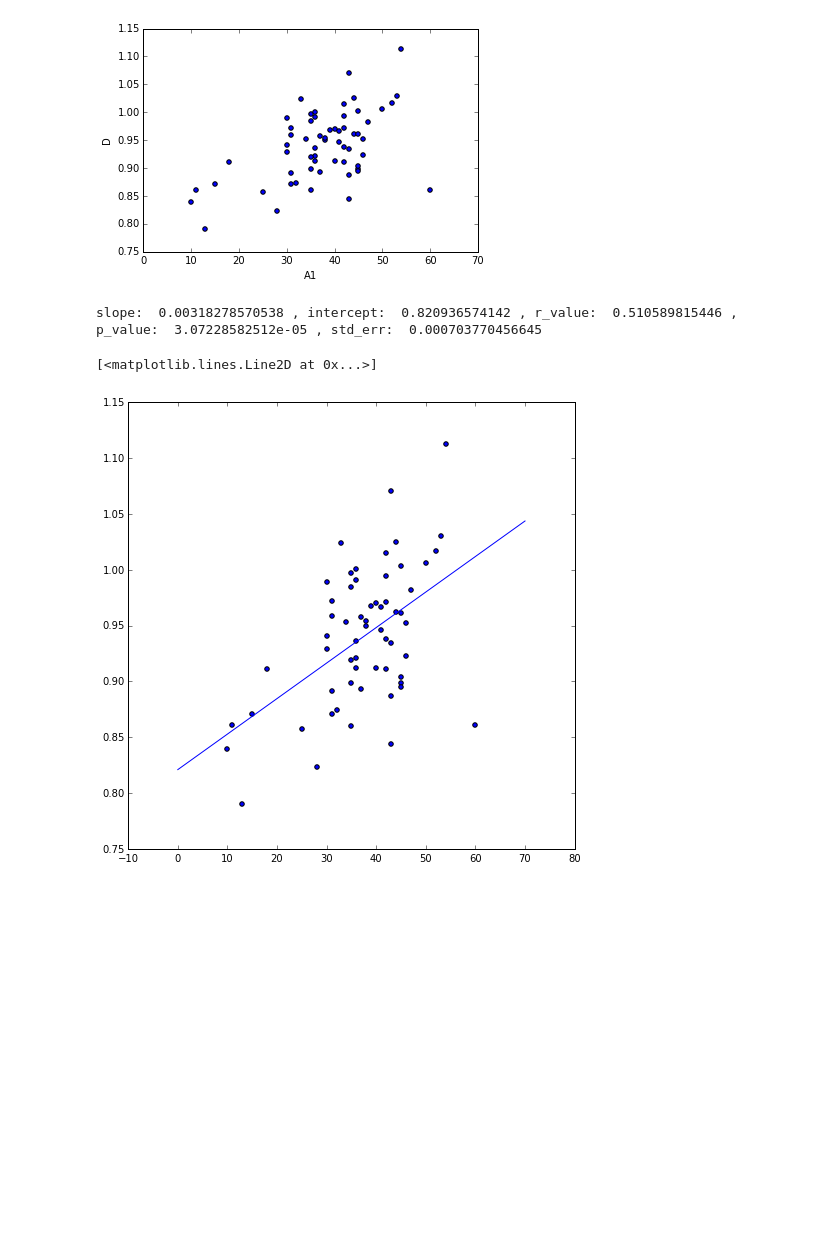
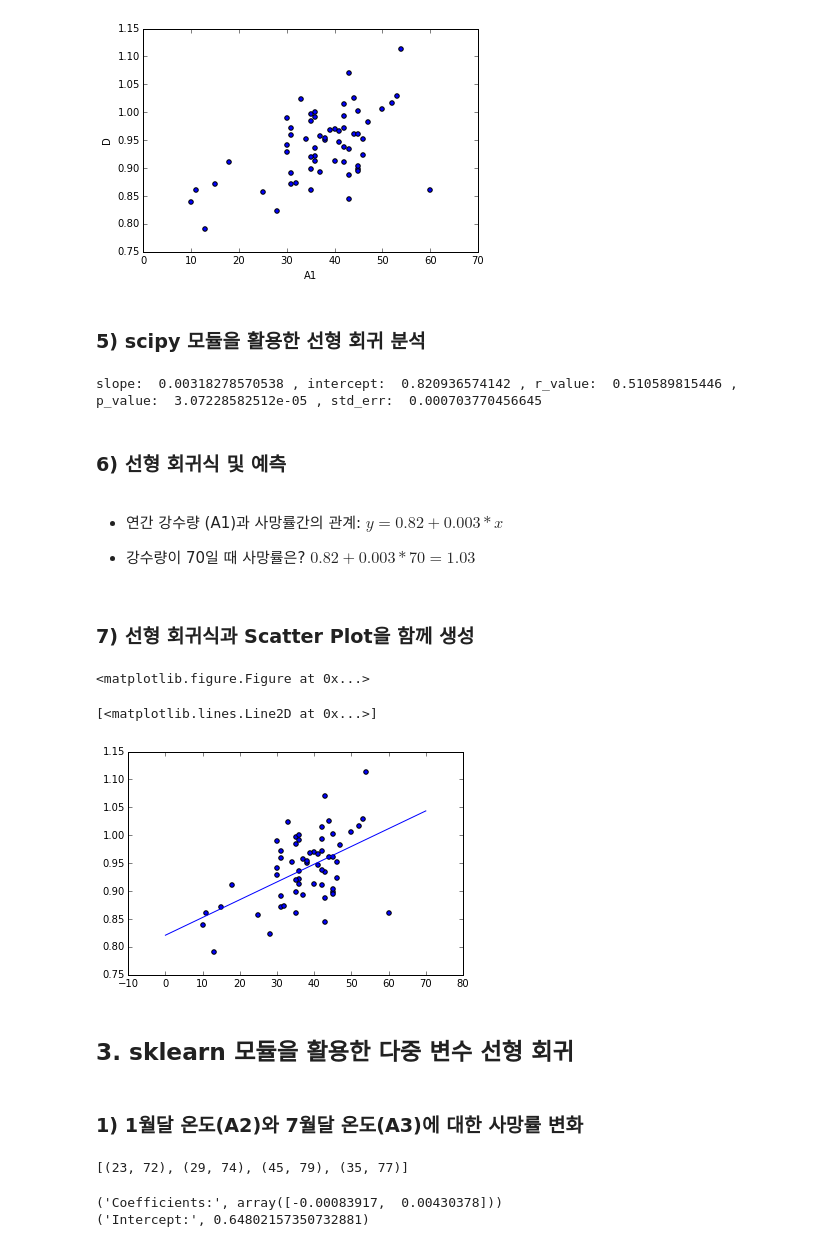
Before and after one commit to bluebibi/python-for-data-analysis, a Jupyter notebook: data_science/linear_regression.ipynb, the cells around one changed output. Drawn from its saved outputs; the diff is of its cells as text; code cells hidden in the pictures; blank space fills up the shorter version.

```diff
--- a/data_science/linear_regression.ipynb
+++ b/data_science/linear_regression.ipynb
@@ -95,9 +149,24 @@ df2
 fig = df2.plot(kind="scatter", x="A1", y="D")
 # %% [output]
 [figure]
+# %% [markdown]
+### 5) scipy 모듈을 활용한 선형 회귀 분석
 # %%
 slope, intercept, r_value, p_value, std_err = stats.linregress(df['A1'].values, df['D'].values)
 # %%
 print "slope: ", slope, ", intercept: ", intercept, ", r_value: ", r_value, ", p_value: ", p_value, ", std_err: ", std_err
 # %% [output]
 slope:  0.00318278570538 , intercept:  0.820936574142 , r_value:  0.510589815446 , p_value:  3.07228582512e-05 , std_err:  0.000703770456645
+# %% [markdown]
+### 6) 선형 회귀식 및 예측
+# %% [markdown]
+ - 연간 강수량 (A1)과 사망률간의 관계: $y = 0.82 + 0.003 * x$
+
+ - 강수량이 70일 때 사망률은? $0.82 + 0.003 * 70 = 1.03$
+# %% [markdown]
+### 7) 선형 회귀식과 Scatter Plot을 함께 생성
+# %%
+fig = plt.figure()
+ax = fig.add_subplot?
+# %% [output]
+<matplotlib.figure.Figure at 0x...>
@@ -104,9 +175,12 @@ slope:  0.00318278570538 , intercept:  0.820936574142 , r_value:  0.510589815446
 # %%
-fig, ax = plt.subplots(figsize=(8,8))
+fig = plt.figure()
+ax = fig.add_subplot(111)
 ax.scatter(df2['A1'], df2['D'])
 
 line_plot_x = np.linspace(0,70,10)
 ax.plot(line_plot_x, intercept + slope * line_plot_x)
 # %% [output]
 [<matplotlib.lines.Line2D at 0x...>]
-[figure, old version]
+[figure, new version]
+# %% [markdown]
+## 3. sklearn 모듈을 활용한 다중 변수 선형 회귀
@@ -112,0 +190,15 @@ ax.plot(line_plot_x, intercept + slope * line_plot_x)
+# %% [markdown]
+### 1) 1월달 온도(A2)와 7월달 온도(A3)에 대한 사망률 변화
+# %%
+X = zip(df['A2'], df['A3'])
+X[1:5]
+# %% [output]
+[(23, 72), (29, 74), (45, 79), (35, 77)]
+# %%
+regr.fit(X, df['D'])
+
+print('Coefficients:', regr.coef_)
+print('Intercept:', regr.intercept_)
+# %% [output]
+('Coefficients:', array([-0.00083917,  0.00430378]))
+('Intercept:', 0.64802157350732881)
```
Also changed, not shown: parts of 31 cells of this notebook, 1 other file.
